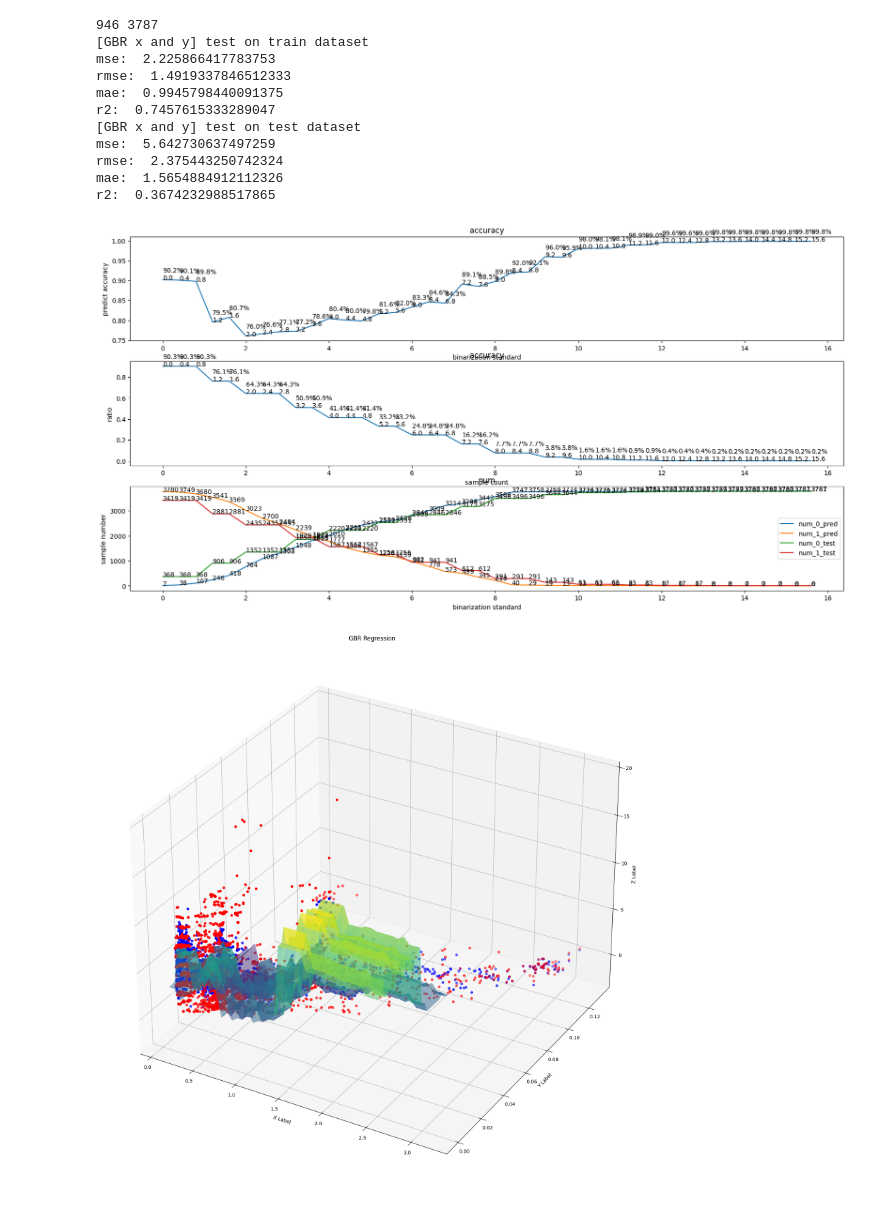
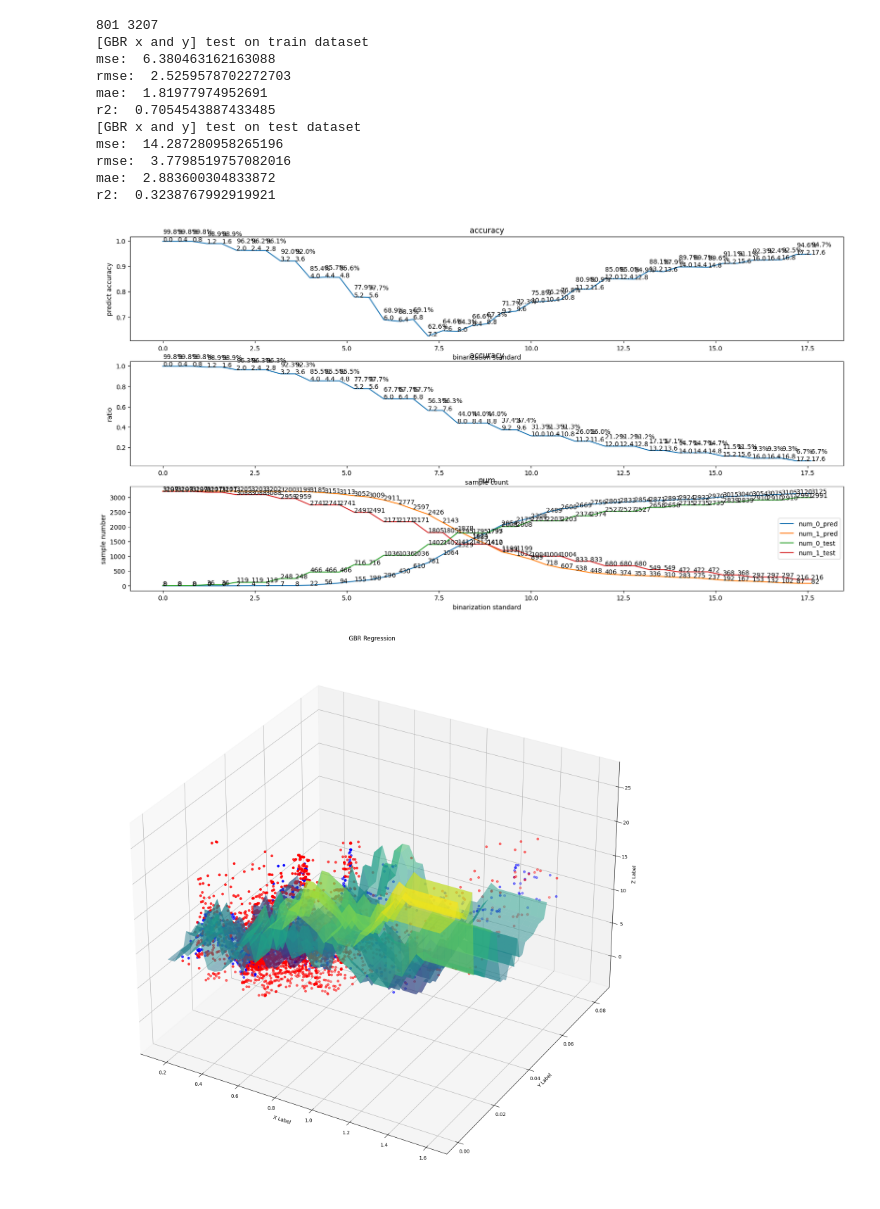
Before and after one commit to Kazawaryu/CARLA_ADA, a Jupyter notebook: ada_exp/parameters/s1/radius.ipynb, the cells around one changed output. Saved outputs shown, nothing was run; the diff lists cells and outputs as text; code cells hidden in the pictures.

```diff
--- a/ada_exp/parameters/s1/radius.ipynb
+++ b/ada_exp/parameters/s1/radius.ipynb
@@ -13,7 +13,7 @@ set_B_02 = ['0104_2223', '0104_2309', '0104_2328', '0104_2343', '0105_0013']
 set_C_10 = ['0116_0117', '0116_0125', '0116_0132', '0116_0140', '0116_0149']
 set_D_06 = ['0104_1949', '0104_2002', '0104_2016', '0104_2032', '0104_2056']
 
-s1s2_path = './s1s2_score_B60.csv'
+s1s2_path = './s1s2_score_C40.csv'
 # %%
 df = pd.read_csv(s1s2_path)
 X = np.array([df['scan_enp'], df['bev_enp']]).T
@@ -64,8 +64,8 @@ def z_standrand_scaler( y_pred, y_test):
     num_1_pred = []
     num_0_test = []
     num_1_test = []
-
-    per = np.arange(0, 16, 0.4)
+    step = 0.4
+    per = np.arange(0, 18, step)
 
 
     for standard in per:
@@ -92,7 +92,7 @@ def z_standrand_scaler( y_pred, y_test):
     plt.xlabel('binarization standard')
     plt.ylabel('predict accuracy')
     for i in range(len(per)):
-        plt.text(per[i], accuracys[i], str(round(accuracys[i]*100, 1))+'%\n'+str(round(i*0.4,1)))
+        plt.text(per[i], accuracys[i], str(round(accuracys[i]*100, 1))+'%\n'+str(round(i*step,1)))
 
 
     plt.subplot(3,1,2)
@@ -101,7 +101,7 @@ def z_standrand_scaler( y_pred, y_test):
     plt.xlabel('sample count')
     plt.ylabel('ratio')
     for i in range(len(per)):
-        plt.text(per[i], ratios[i], str(round(ratios[i]*100, 1))+'%\n'+str(round(i*0.4,1)))
+        plt.text(per[i], ratios[i], str(round(ratios[i]*100, 1))+'%\n'+str(round(i*step,1)))
 
 
     plt.subplot(3,1,3)
@@ -165,42 +165,42 @@ def test_on_local(filp,use,X_train, X_test, y_train, y_test):
     print('r2: ', gbr_r2)
 
     z_standrand_scaler(y_pred, y_test)
 
     # vis the test data and curve in 3D
 
     #生成网格点
-    X, Y = np.meshgrid(np.linspace(0.1, 2.5, 40), np.linspace(0, 0.06, 40))
+    X, Y = np.meshgrid(np.linspace(0.16, 1.6, 40), np.linspace(0, 0.06, 40))
     # X, Y = np.meshgrid(np.linspace(-1.1, 1.1, 30), np.linspace(-4.0, -1.9, 30))
     Z = gbr.predict(np.column_stack((X.ravel(), Y.ravel())))
     Z = Z.reshape(X.shape)
     # Z[Z <= 0] = np.nan
     fig = plt.figure(figsize=(20,24))
     ax = fig.add_subplot(111, projection='3d')
 
     # ax.scatter(X_train[:,0], X_train[:,1], y_train, c='r', marker='o')
     ax.scatter(X_test[:,0], X_test[:,1], y_test, c='r', marker='o')
     ax.scatter(X_test[:,0], X_test[:,1], y_pred, c='b', marker='o')
 
     ax.set_xlabel('X Label')
     ax.set_ylabel('Y Label')
     ax.set_zlabel('Z Label')
     ax.set_title('GBR Regression')
     ax.plot_surface(X, Y, Z, cmap=cm.viridis, alpha=0.5)
     plt.show()
 
 print(len(X_train), len(X_test))
 test_on_local(10,False,X_train, X_test, y_train, y_test)
 # %% [output]
-946 3787
+801 3207
 [GBR x and y] test on train dataset
-mse:  2.225866417783753
-rmse:  1.4919337846512333
-mae:  0.9945798440091375
-r2:  0.7457615333289047
+mse:  6.380463162163088
+rmse:  2.5259578702272703
+mae:  1.81977974952691
+r2:  0.7054543887433485
 [GBR x and y] test on test dataset
-mse:  5.642730637497259
-rmse:  2.375443250742324
-mae:  1.5654884912112326
-r2:  0.3674232988517865
+mse:  14.287280958265196
+rmse:  3.7798519757082016
+mae:  2.883600304833872
+r2:  0.3238767992919921
-[figure, old version]
+[figure, new version]
-[figure, old version]
+[figure, new version]
```
Also changed, not shown: parts of 1 cell of this notebook, 7 other files.
